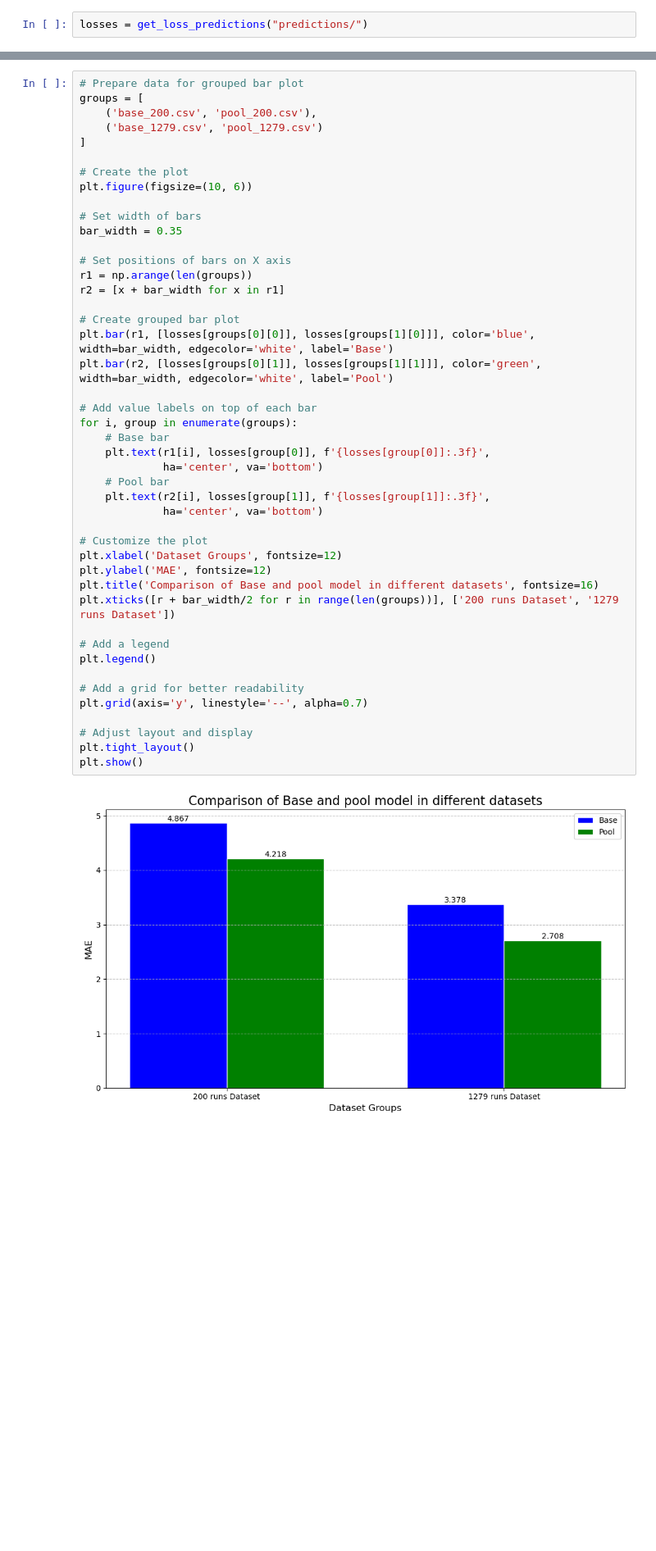
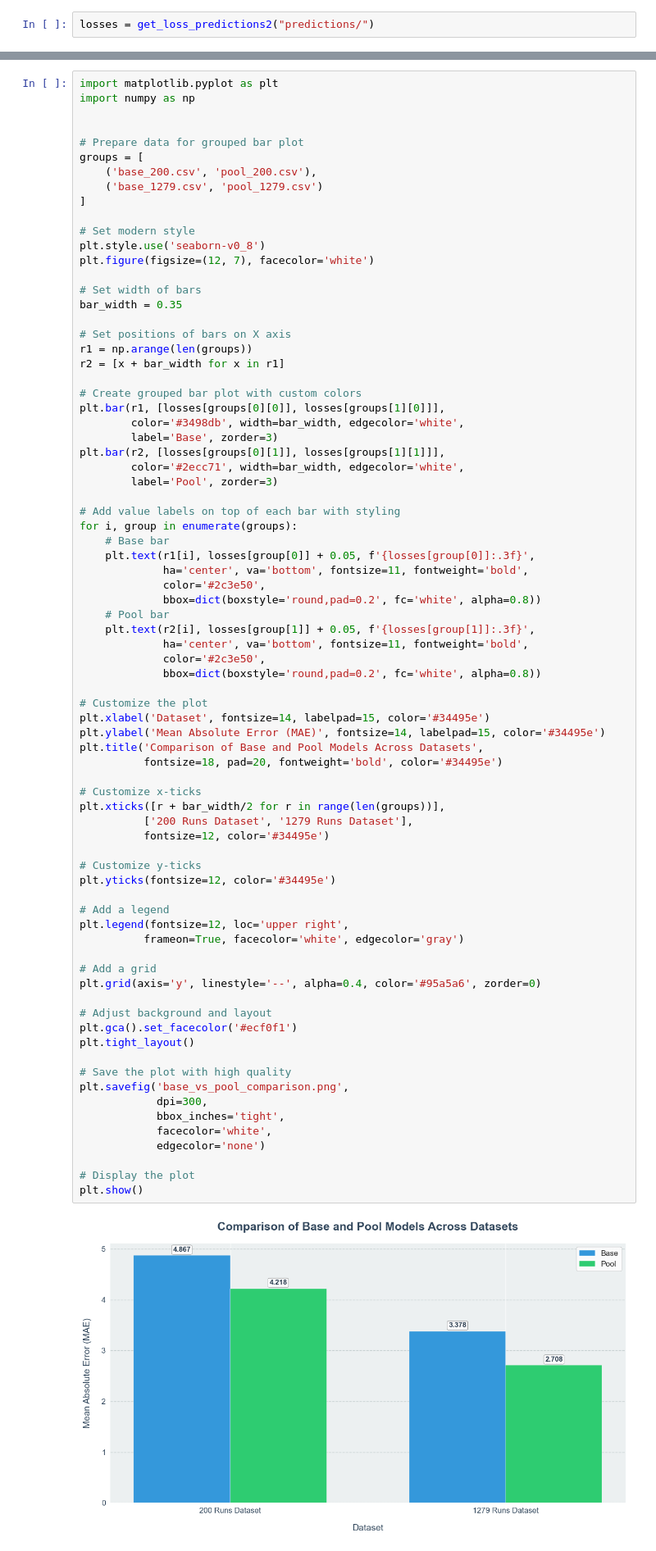
Before and after one commit to WannesLamberts/MTL-peptide-property-prediction-pool, a Jupyter notebook: results.ipynb, the cells around one changed output, grey strips where cells are left out. Shown at 82% size. Saved outputs shown, nothing was run; the diff lists cells and outputs as text; blank space fills up the shorter version.

```diff
--- a/results.ipynb
+++ b/results.ipynb
@@ -5,4 +6,4 @@ import numpy as np
 # %% [markdown]
 ## Comparison bool vs base model on two datasets
 # %%
-losses = get_loss_predictions("predictions/")
+losses = get_loss_predictions2("predictions/")
@@ -13,49 +17,81 @@ print(losses)
 # %%
+import matplotlib.pyplot as plt
+import numpy as np
+
+
 # Prepare data for grouped bar plot
 groups = [
     ('base_200.csv', 'pool_200.csv'),
     ('base_1279.csv', 'pool_1279.csv')
 ]
 
-# Create the plot
-plt.figure(figsize=(10, 6))
+# Set modern style
+plt.style.use('seaborn-v0_8')
+plt.figure(figsize=(12, 7), facecolor='white')
 
 # Set width of bars
 bar_width = 0.35
 
 # Set positions of bars on X axis
 r1 = np.arange(len(groups))
 r2 = [x + bar_width for x in r1]
 
-# Create grouped bar plot
-plt.bar(r1, [losses[groups[0][0]], losses[groups[1][0]]], color='blue', width=bar_width, edgecolor='white', label='Base')
-plt.bar(r2, [losses[groups[0][1]], losses[groups[1][1]]], color='green', width=bar_width, edgecolor='white', label='Pool')
+# Create grouped bar plot with custom colors
+plt.bar(r1, [losses[groups[0][0]], losses[groups[1][0]]],
+        color='#3498db', width=bar_width, edgecolor='white',
+        label='Base', zorder=3)
+plt.bar(r2, [losses[groups[0][1]], losses[groups[1][1]]],
+        color='#2ecc71', width=bar_width, edgecolor='white',
+        label='Pool', zorder=3)
 
-# Add value labels on top of each bar
+# Add value labels on top of each bar with styling
 for i, group in enumerate(groups):
     # Base bar
-    plt.text(r1[i], losses[group[0]], f'{losses[group[0]]:.3f}',
-             ha='center', va='bottom')
+    plt.text(r1[i], losses[group[0]] + 0.05, f'{losses[group[0]]:.3f}',
+             ha='center', va='bottom', fontsize=11, fontweight='bold',
+             color='#2c3e50',
+             bbox=dict(boxstyle='round,pad=0.2', fc='white', alpha=0.8))
     # Pool bar
-    plt.text(r2[i], losses[group[1]], f'{losses[group[1]]:.3f}',
-             ha='center', va='bottom')
+    plt.text(r2[i], losses[group[1]] + 0.05, f'{losses[group[1]]:.3f}',
+             ha='center', va='bottom', fontsize=11, fontweight='bold',
+             color='#2c3e50',
+             bbox=dict(boxstyle='round,pad=0.2', fc='white', alpha=0.8))
 
 # Customize the plot
-plt.xlabel('Dataset Groups', fontsize=12)
-plt.ylabel('MAE', fontsize=12)
-plt.title('Comparison of Base and pool model in different datasets', fontsize=16)
-plt.xticks([r + bar_width/2 for r in range(len(groups))], ['200 runs Dataset', '1279 runs Dataset'])
+plt.xlabel('Dataset', fontsize=14, labelpad=15, color='#34495e')
+plt.ylabel('Mean Absolute Error (MAE)', fontsize=14, labelpad=15, color='#34495e')
+plt.title('Comparison of Base and Pool Models Across Datasets',
+          fontsize=18, pad=20, fontweight='bold', color='#34495e')
+
+# Customize x-ticks
+plt.xticks([r + bar_width/2 for r in range(len(groups))],
+          ['200 Runs Dataset', '1279 Runs Dataset'],
+          fontsize=12, color='#34495e')
+
+# Customize y-ticks
+plt.yticks(fontsize=12, color='#34495e')
 
 # Add a legend
-plt.legend()
+plt.legend(fontsize=12, loc='upper right',
+          frameon=True, facecolor='white', edgecolor='gray')
 
-# Add a grid for better readability
-plt.grid(axis='y', linestyle='--', alpha=0.7)
+# Add a grid
+plt.grid(axis='y', linestyle='--', alpha=0.4, color='#95a5a6', zorder=0)
 
-# Adjust layout and display
+# Adjust background and layout
+plt.gca().set_facecolor('#ecf0f1')
 plt.tight_layout()
+
+# Save the plot with high quality
+plt.savefig('base_vs_pool_comparison.png',
+            dpi=300,
+            bbox_inches='tight',
+            facecolor='white',
+            edgecolor='none')
+
+# Display the plot
 plt.show()
 # %% [output]
-[figure, old version]
+[figure, new version]
 # %% [markdown]
 # Looking at the effect of data
```
Also changed, not shown: parts of 7 cells of this notebook, 10 other files.
